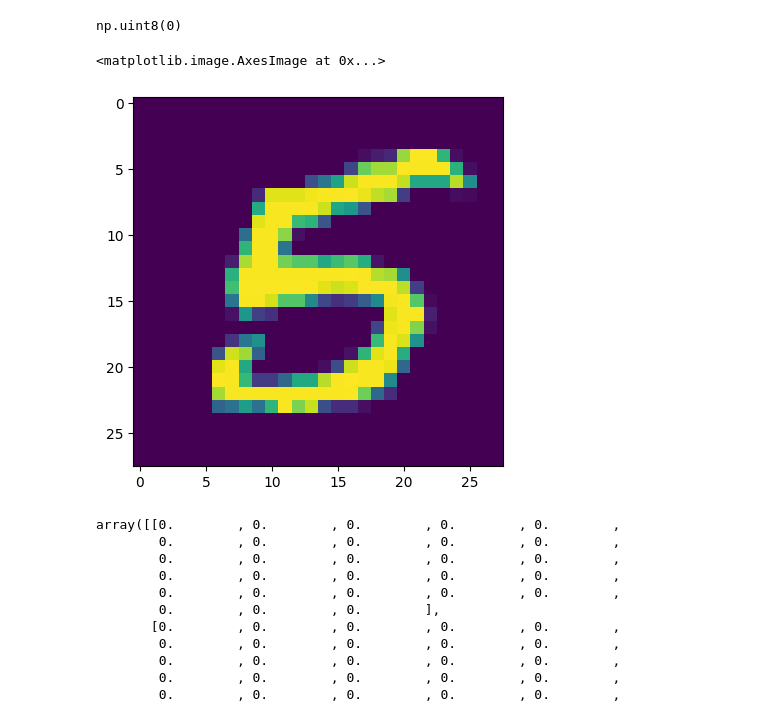
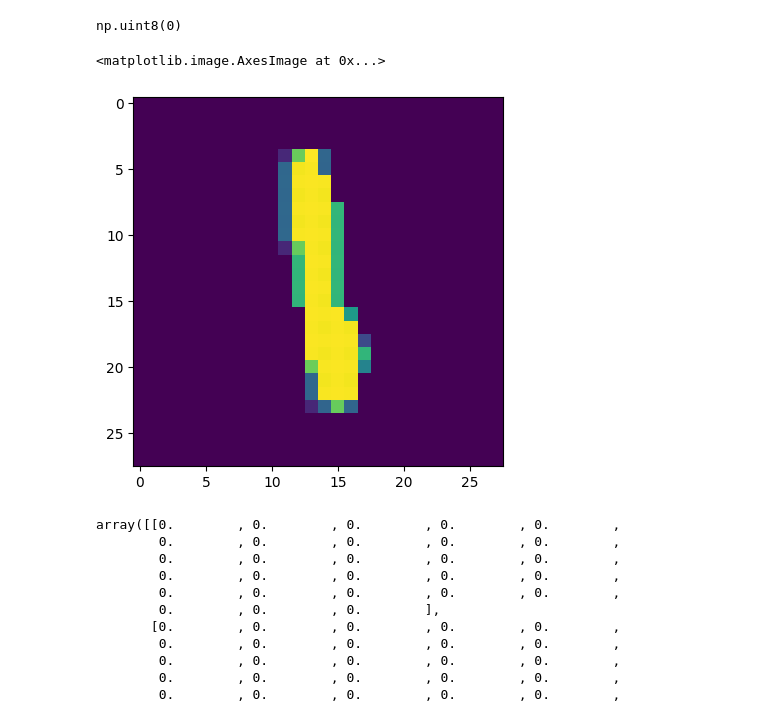
Before and after one commit to akhyear/mnist_dataset_ann, a Jupyter notebook: mnist_dataset.ipynb, the cells around one changed output. Saved outputs shown, nothing was run; the diff lists cells and outputs as text; code cells hidden in the pictures.

```diff
--- a/mnist_dataset.ipynb
+++ b/mnist_dataset.ipynb
@@ -31,10 +31,10 @@ y_train.min()
 np.uint8(0)
 # %%
 import matplotlib.pyplot as plt
-plt.imshow(X_train[20000])
+plt.imshow(X_train[200])
 # %% [output]
 <matplotlib.image.AxesImage at 0x...>
-[figure, old version]
+[figure, new version]
 # %%
 # SO it is multiclass classification problem
 # and the array range is from 0 to 9
```
Also changed, not shown: parts of 4 cells of this notebook, 2 other files.
